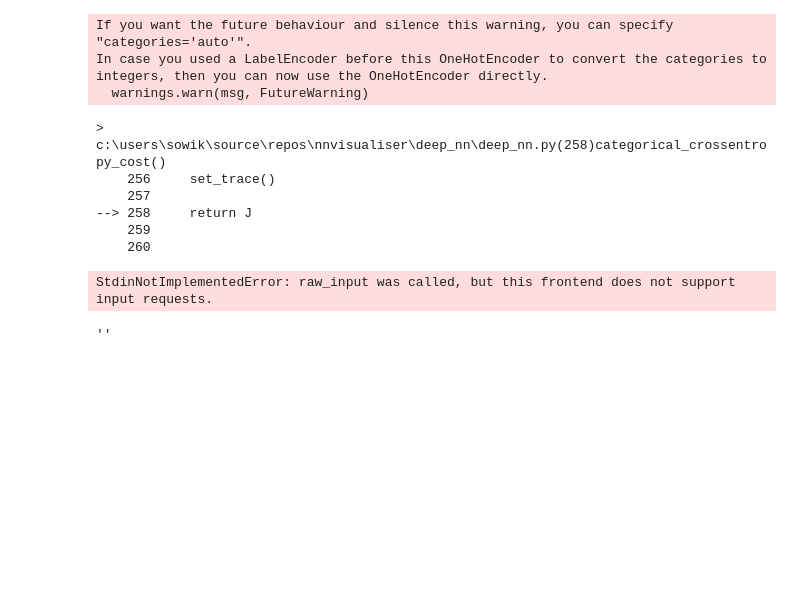
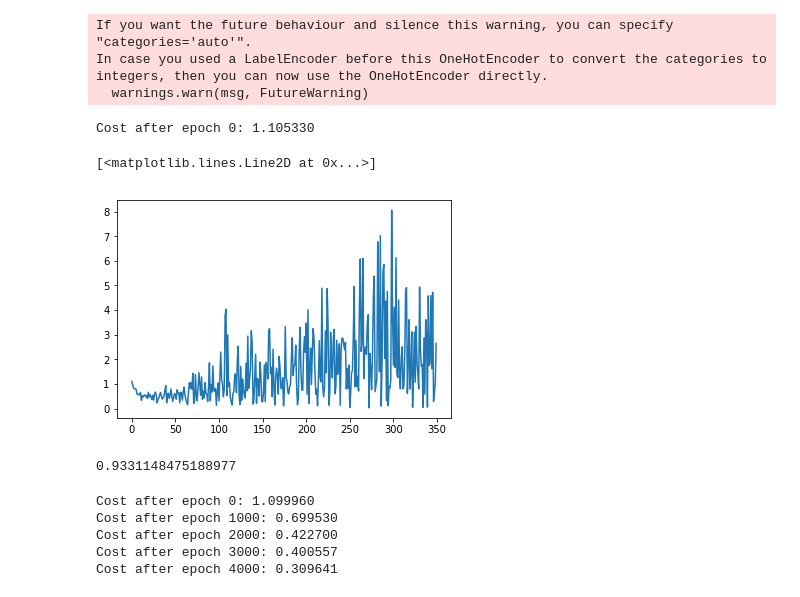
Before and after one commit to sowiks2711/NNVisualiser, a Jupyter notebook: data_analysis/projekt1/multiclassification.ipynb, the cells around one changed output. Drawn from its saved outputs; the diff is of its cells as text; code cells hidden in the pictures; blank space fills up the shorter version.

```diff
--- a/data_analysis/projekt1/multiclassification.ipynb
+++ b/data_analysis/projekt1/multiclassification.ipynb
@@ -37,21 +58,32 @@ In case you used a LabelEncoder before this OneHotEncoder to convert the categor
   warnings.warn(msg, FutureWarning)
 # %%
 from IPython.core.debugger import set_trace
+# %%
+parameters, costs = nn.model(X, Y.T.A,
+         layers_dims=[2, 120, 50, 12, 7, 3],
+         layers_activations=["relu", "relu", "relu", "relu", "relu", "softmax"],
+         cost_func="categorical_crossentropy",
+         beta=0.0, num_epochs=25000, learning_rate=0.05)
+# %% [output]
+Cost after epoch 0: 1.105330
+# %%
+plt.plot(costs)
+# %% [output]
+[<matplotlib.lines.Line2D at 0x...>]
+[figure, added]
+# %%
+print(costs[-1])
+# %% [output]
+0.9331148475188977
 # %%
-nn.model(X, Y.T.A,
+parameters2, costs2 = nn.model(X, Y.T.A,
          layers_dims=[2, 12, 12, 12, 12, 3],
          layers_activations=["relu", "relu", "relu", "relu", "relu", "softmax"],
          cost_func="categorical_crossentropy",
-         beta=0.9, num_epochs=10000)
+         beta=0.9, num_epochs=4001, learning_rate=0.1)
 # %% [output]
-> c:\users\sowik\source\repos\nnvisualiser\deep_nn\deep_nn.py(258)categorical_crossentropy_cost()
-    256     set_trace()
-    257
---> 258     return J
-    259
-    260
+Cost after epoch 0: 1.099960
+Cost after epoch 1000: 0.699530
+Cost after epoch 2000: 0.422700
+Cost after epoch 3000: 0.400557
+Cost after epoch 4000: 0.309641
-StdinNotImplementedError: raw_input was called, but this frontend does not support input requests.
-# %%
-,
-# %% [output]
-''
```
Also changed, not shown: parts of 18 cells of this notebook, 3 other files.
